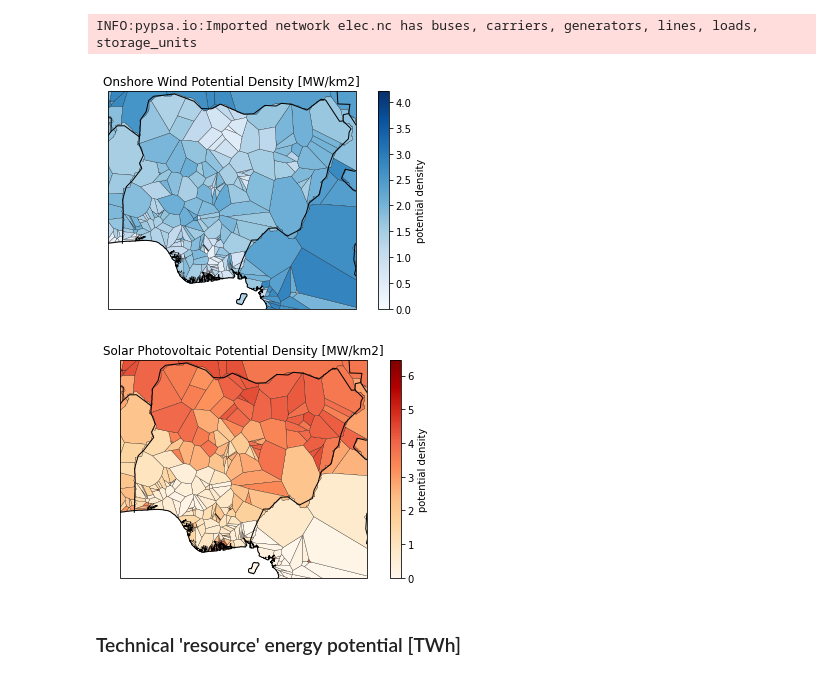
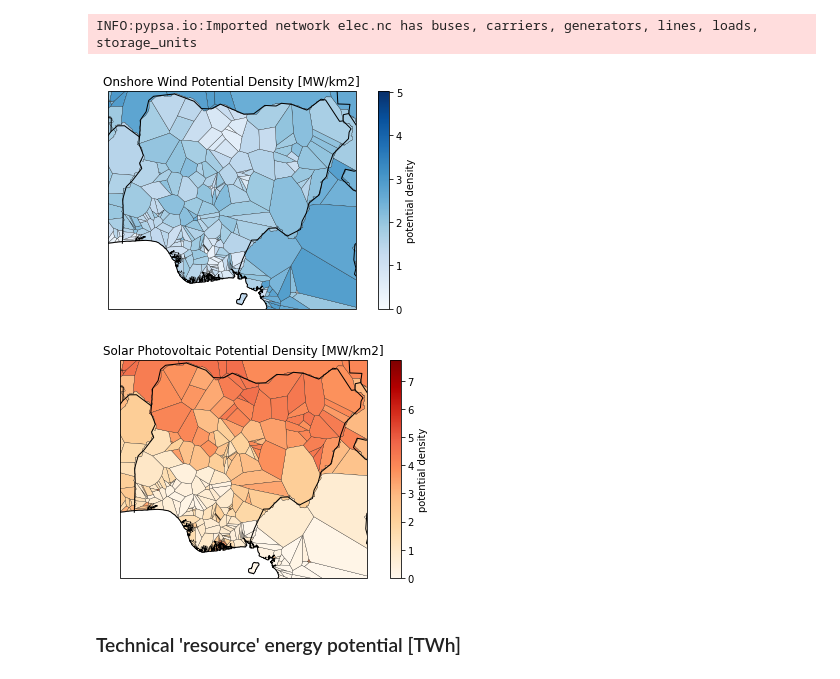
Before and after one commit to pypsa-meets-earth/pypsa-earth, a Jupyter notebook: notebooks/build_renewable_profiles.ipynb, the cells around one changed output. Cells and saved outputs as stored; diff of their text form; code cells hidden in the pictures.

Commit message:
add esri crs for area calulation

```diff
--- a/notebooks/build_renewable_profiles.ipynb
+++ b/notebooks/build_renewable_profiles.ipynb
@@ -260,7 +260,7 @@ def plot_voronoi(n, carrier, voronoi, cmap, projection, title=None, filename=Non
 
     g = n.generators.loc[n.generators.carrier == carrier]
     br = gpd.read_file(f"resources/regions_{voronoi}.geojson").set_index("name")
-    br_area = br.to_crs({"init": "epsg:3395"})
+    br_area = br.to_crs("ESRI:54009")
     br_area = br_area.geometry.area * 1e-6
     br["p_nom_max"] = g.groupby("bus").sum().p_nom_max / br_area
 
@@ -291,15 +291,15 @@ def plot_voronoi(n, carrier, voronoi, cmap, projection, title=None, filename=Non
 # %%
 plot_voronoi(
     elec,
     "onwind",
     "onshore",
     "Blues",
     ccrs.Orthographic(),
     title="Onshore Wind Potential Density [MW/km2]",
-    filename="onwind-cell.pdf",
+    # filename="onwind-cell.pdf",
 )
 # %% [output]
-[figure, old version]
+[figure, new version]
 # %%
 plot_voronoi(
     elec,
@@ -308,10 +308,10 @@ plot_voronoi(
     "OrRd",
     ccrs.Orthographic(),
     title="Solar Photovoltaic Potential Density [MW/km2]",
-    filename="solar-cell.pdf",
+    # filename="solar-cell.pdf",
 )
 # %% [output]
-[figure, old version]
+[figure, new version]
 # %% [markdown]
 ### Technical 'resource' energy potential [TWh]
 # %%
```
Also changed, not shown: 1 other file.
